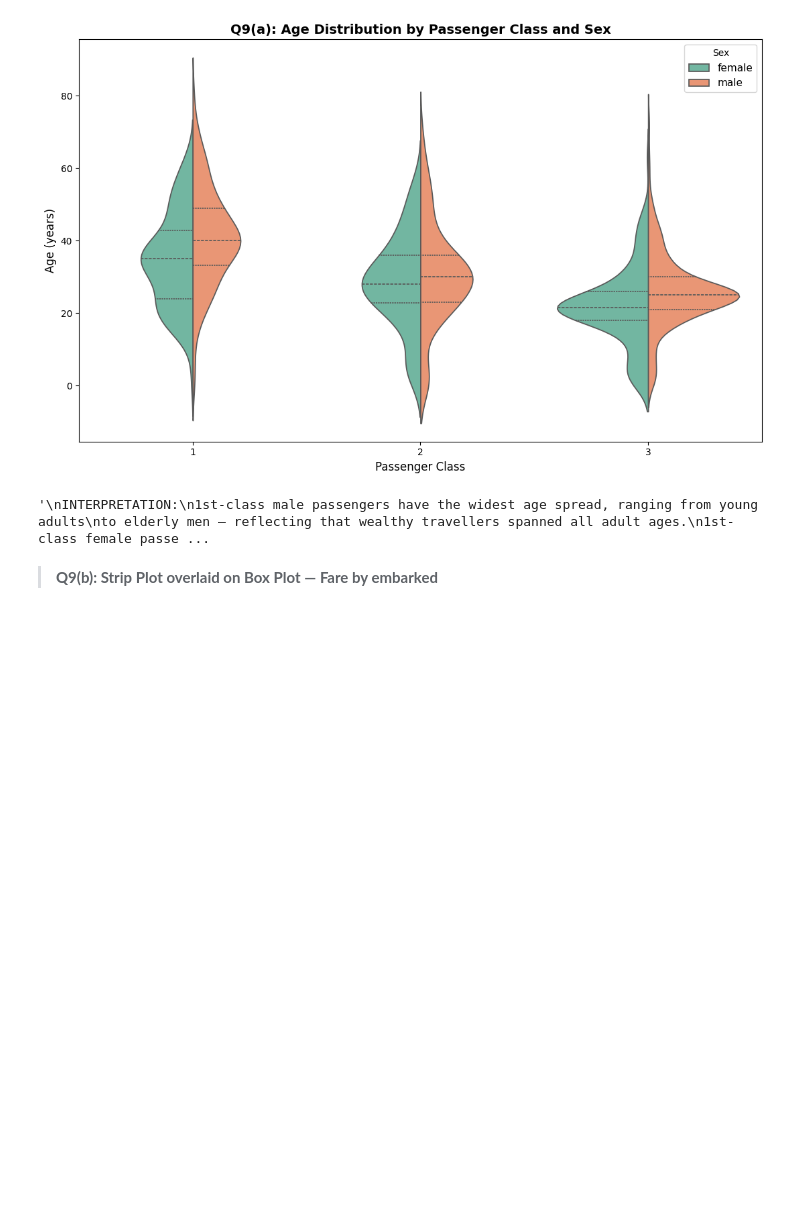
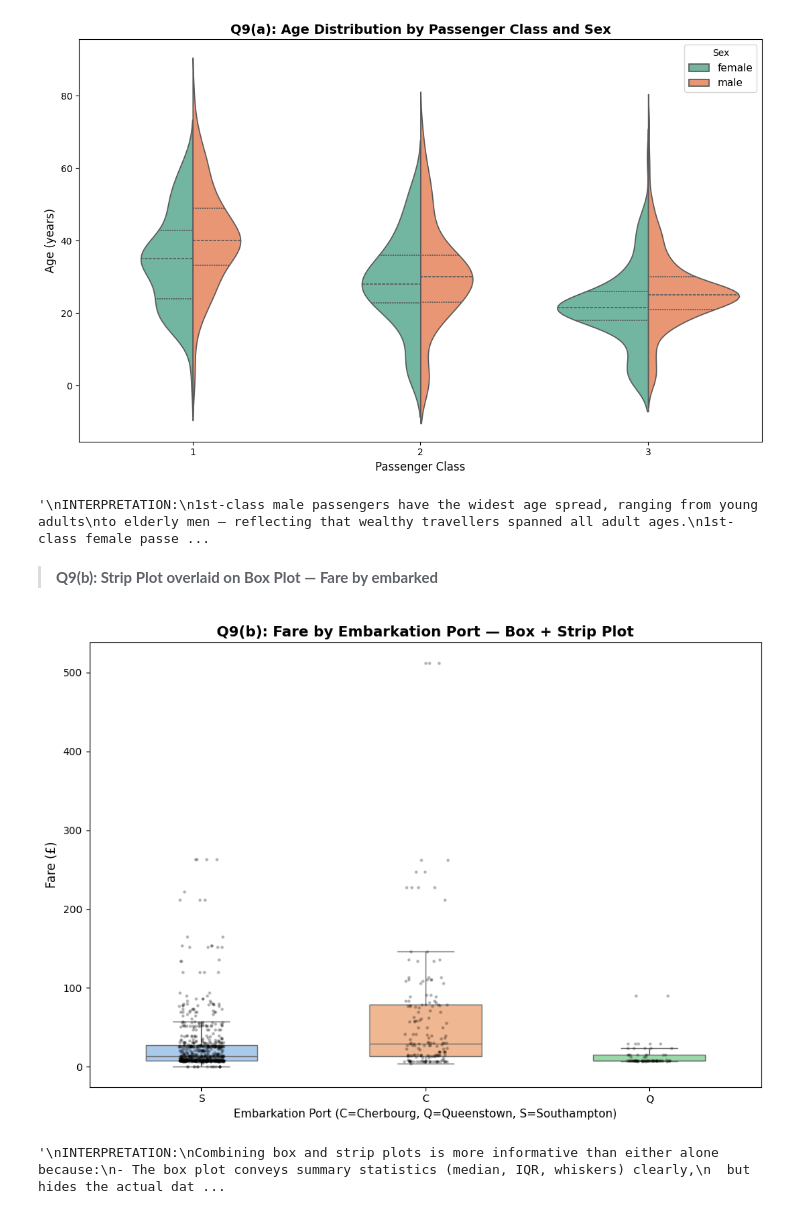
Before and after one commit to MuhammadAhmad1078/Titanic-Dataset-Exploratory-Analysis, a Jupyter notebook: 22F-8814-A2-Dataviz.ipynb, the cells around one changed output. Cells and saved outputs as stored; diff of their text form; code cells hidden in the pictures; blank space fills up the shorter version.

```diff
--- a/22F-8814-A2-Dataviz.ipynb
+++ b/22F-8814-A2-Dataviz.ipynb
@@ -951,3 +951,36 @@ violin plots, visible as bulges near the bottom.
 '\nINTERPRETATION:\n1st-class male passengers have the widest age spread, ranging from young adults\nto elderly men — reflecting that wealthy travellers spanned all adult ages.\n1st-class female passe ...
 # %% [markdown]
 > **Q9(b): Strip Plot overlaid on Box Plot — Fare by embarked**
+# %%
+fig, ax = plt.subplots(figsize=(10, 7))
+
+# Box plot first (background layer)
+sns.boxplot(data=df, x='embarked', y='fare', palette='pastel',
+            width=0.5, ax=ax, fliersize=0)
+
+# Strip plot on top
+sns.stripplot(data=df, x='embarked', y='fare', color='black',
+              alpha=0.3, size=3, jitter=True, ax=ax)
+
+ax.set_title('Q9(b): Fare by Embarkation Port — Box + Strip Plot', fontsize=14, fontweight='bold')
+ax.set_xlabel('Embarkation Port (C=Cherbourg, Q=Queenstown, S=Southampton)', fontsize=11)
+ax.set_ylabel('Fare (£)', fontsize=12)
+
+plt.tight_layout()
+plt.show()
+
+"""
+INTERPRETATION:
+Combining box and strip plots is more informative than either alone because:
+- The box plot conveys summary statistics (median, IQR, whiskers) clearly,
+  but hides the actual data density and individual outliers.
+- The strip plot shows every individual point, revealing where data is dense
+  vs sparse, and making visible the extreme outliers above £300.
+- Together they reveal that Cherbourg (C) has both higher medians AND a wider
+  spread of individual fares — suggesting more 1st-class passengers boarded
+  there. Queenstown (Q) shows uniformly low fares (primarily 3rd-class Irish
+  emigrants). Southampton (S) shows the full range of all classes.
+"""
+# %% [output]
+[figure, added]
+'\nINTERPRETATION:\nCombining box and strip plots is more informative than either alone because:\n- The box plot conveys summary statistics (median, IQR, whiskers) clearly,\n  but hides the actual dat ...
```
Also changed, not shown: parts of 4 cells of this notebook.
